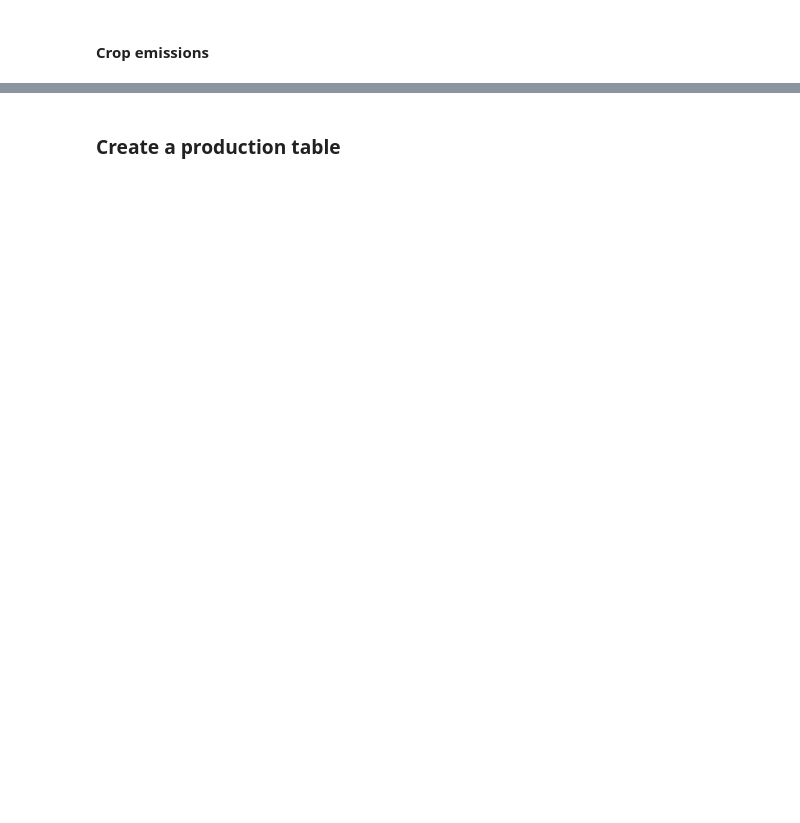
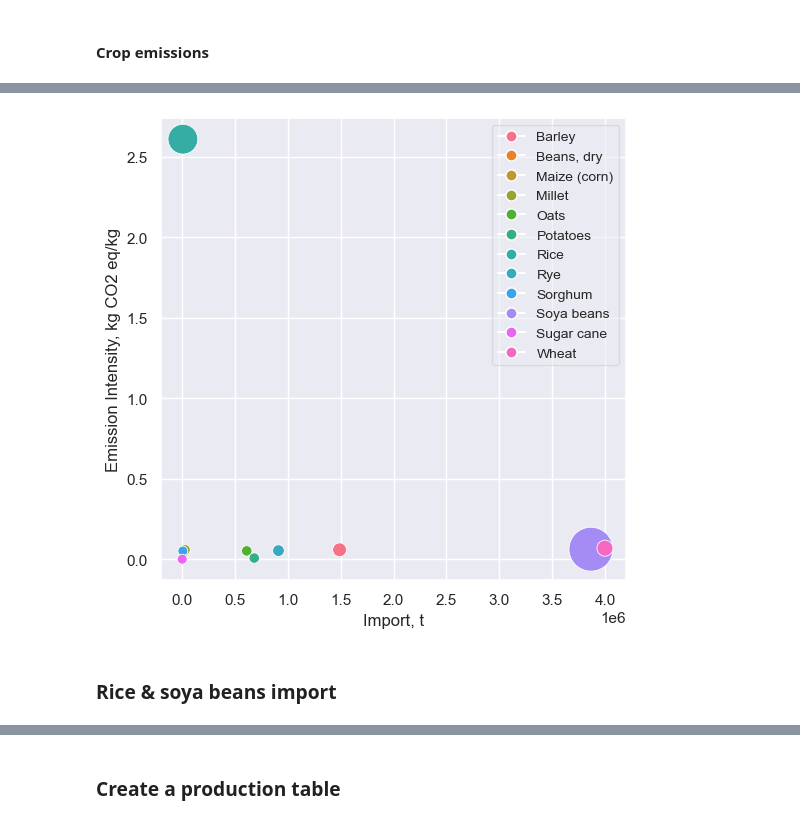
Before and after one commit to kostinam/neuefische-capstone, a Jupyter notebook: mk-eda.ipynb, the cells around one changed output, grey strips where cells are left out. Cells and saved outputs as stored; diff of their text form; code cells hidden in the pictures; blank space fills up the shorter version.

```diff
--- a/mk-eda.ipynb
+++ b/mk-eda.ipynb
@@ -479,0 +450,13 @@ for circle, label, color in zip(circles, labels, colors):
+# %%
+crops_and_vegetables = ['Maize (corn)',
+ 'Wheat',
+ 'Sorghum',
+ 'Potatoes',
+ 'Rye',
+ 'Millet',
+ 'Soya beans',
+ 'Barley',
+ 'Oats',
+ 'Sugar cane',
+ 'Beans, dry',
+ 'Rice']
@@ -479,0 +480,7 @@ for circle, label, color in zip(circles, labels, colors):
+# %%
+# Create a scatterplot for crops and vegetables
+create_grouped_scatterplot(crops_and_vegetables)
+# %% [output]
+[figure, added]
+# %% [markdown]
+### Rice & soya beans import
```
Also changed, not shown: parts of 46 cells of this notebook.
